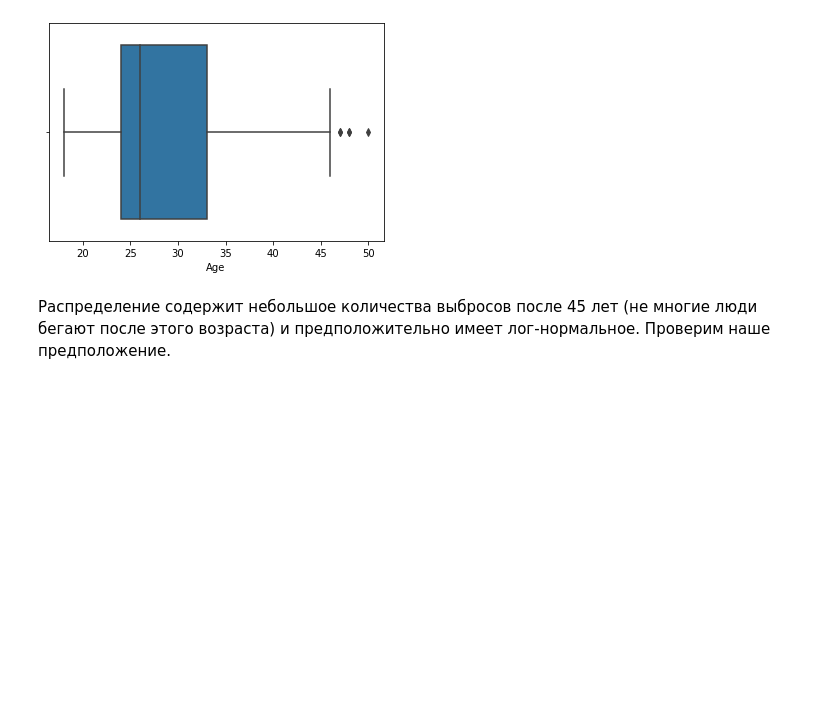
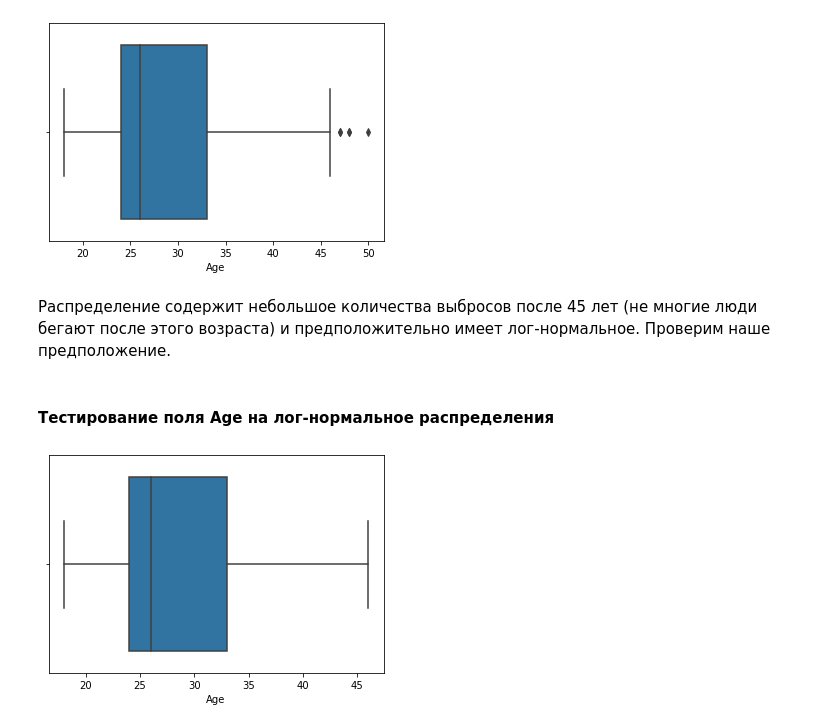
Before and after one commit to Chularev/kaggle_competitions, a Jupyter notebook: CardioGoodFitness/notebook.ipynb, the cells around one changed output. Cells and saved outputs as stored; diff of their text form; code cells hidden in the pictures; blank space fills up the shorter version.

```diff
--- a/CardioGoodFitness/notebook.ipynb
+++ b/CardioGoodFitness/notebook.ipynb
@@ -79,3 +79,12 @@ plot.show()
 [figure]
 # %% [markdown]
 Распределение содержит небольшое количества выбросов после 45 лет (не многие люди бегают после этого возраста) и предположительно имеет лог-нормальное. Проверим наше предположение.
+# %% [markdown]
+#### Тестирование поля Age на лог-нормальное распределения
+# %%
+tmp = data[data['Age'] < 47]
+# %%
+sns.boxplot(tmp['Age'])
+plot.show()
+# %% [output]
+[figure, added]
```
Also changed, not shown: parts of 5 cells of this notebook.
